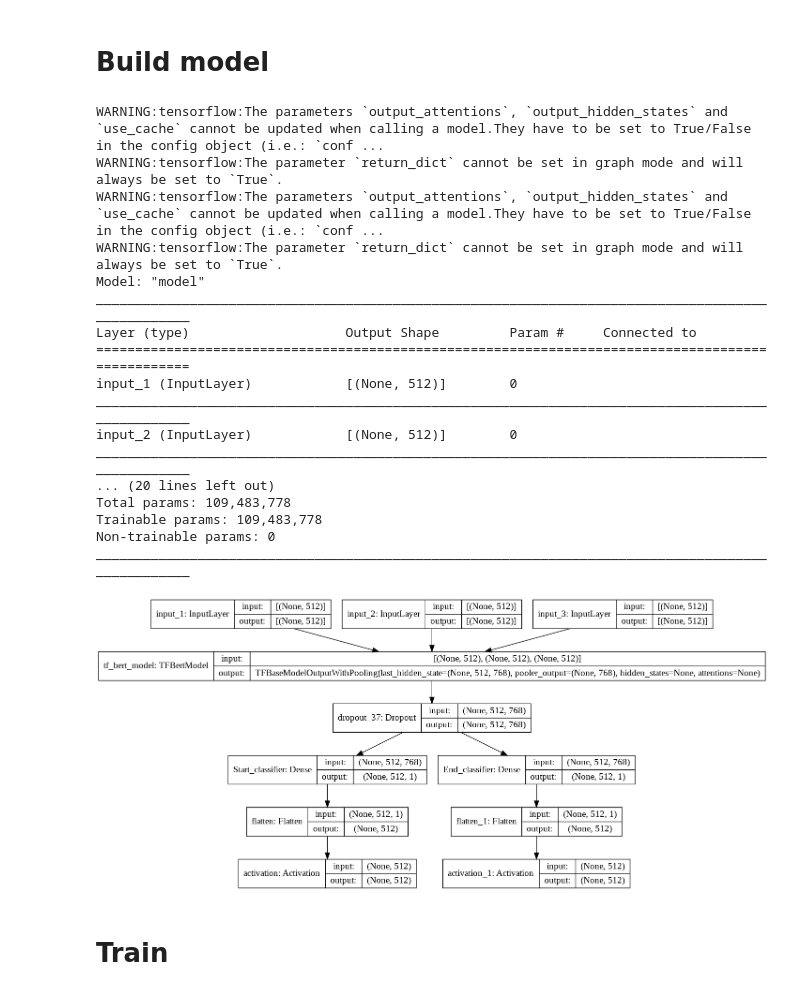
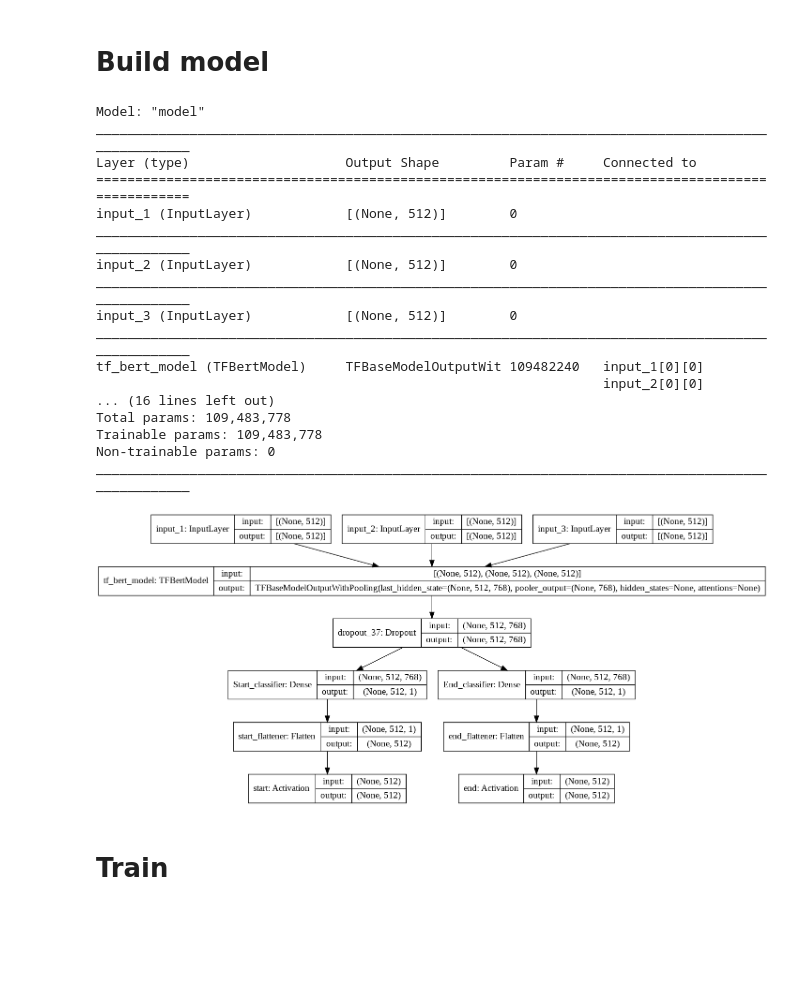
Before and after one commit to giuliofortini/NLP_SQuAD_Project, a Jupyter notebook: SQuAD_project.ipynb, the cells around one changed output. Saved outputs shown, nothing was run; the diff lists cells and outputs as text; code cells hidden in the pictures; blank space fills up the shorter version.

```diff
--- a/SQuAD_project.ipynb
+++ b/SQuAD_project.ipynb
@@ -495,7 +473,6 @@ Test ends:       (17630, 512)
 # %% [markdown]
 # Build model
 # %%
-@tf.autograph.experimental.do_not_convert
 def build_model():
 
   # Define Input layers
@@ -523,40 +500,40 @@ def build_model():
   # Classifiers
   start_classifier = Dense(units=1, name="Start_classifier")(dropout)
   end_classifier = Dense(units=1, name="End_classifier")(dropout)
 
   # Flatteners
-  start_flat = Flatten()(start_classifier)
-  end_flat = Flatten()(end_classifier)
+  start_flat = Flatten(name="start_flattener")(start_classifier)
+  end_flat = Flatten(name="end_flattener")(end_classifier)
 
   # Activations
-  start_softmax = Activation(tf.keras.activations.softmax)(start_flat)
-  end_softmax = Activation(tf.keras.activations.softmax)(end_flat)
+  start_softmax = Activation(tf.keras.activations.softmax, name="start")(start_flat)
+  end_softmax = Activation(tf.keras.activations.softmax, name="end")(end_flat)
 
   # Build model
   model = Model(inputs=[input_ids_layer, attention_mask_layer, token_ids_layer],
                 outputs=[start_softmax, end_softmax])
 
   model.summary()
   return model
 
 model = build_model()
 plot_model(model, show_shapes=True)
 # %% [output]
-WARNING:tensorflow:The parameters `output_attentions`, `output_hidden_states` and `use_cache` cannot be updated when calling a model.They have to be set to True/False in the config object (i.e.: `conf ...
-WARNING:tensorflow:The parameter `return_dict` cannot be set in graph mode and will always be set to `True`.
-WARNING:tensorflow:The parameters `output_attentions`, `output_hidden_states` and `use_cache` cannot be updated when calling a model.They have to be set to True/False in the config object (i.e.: `conf ...
-WARNING:tensorflow:The parameter `return_dict` cannot be set in graph mode and will always be set to `True`.
 Model: "model"
 __________________________________________________________________________________________________
 Layer (type)                    Output Shape         Param #     Connected to
 ==================================================================================================
 input_1 (InputLayer)            [(None, 512)]        0
 __________________________________________________________________________________________________
 input_2 (InputLayer)            [(None, 512)]        0
 __________________________________________________________________________________________________
-... (20 lines left out)
+input_3 (InputLayer)            [(None, 512)]        0
+__________________________________________________________________________________________________
+tf_bert_model (TFBertModel)     TFBaseModelOutputWit 109482240   input_1[0][0]
+                                                                 input_2[0][0]
+... (16 lines left out)
 Total params: 109,483,778
 Trainable params: 109,483,778
 Non-trainable params: 0
 __________________________________________________________________________________________________
-[figure, old version]
+[figure, new version]
```
Also changed, not shown: parts of 20 cells of this notebook.
